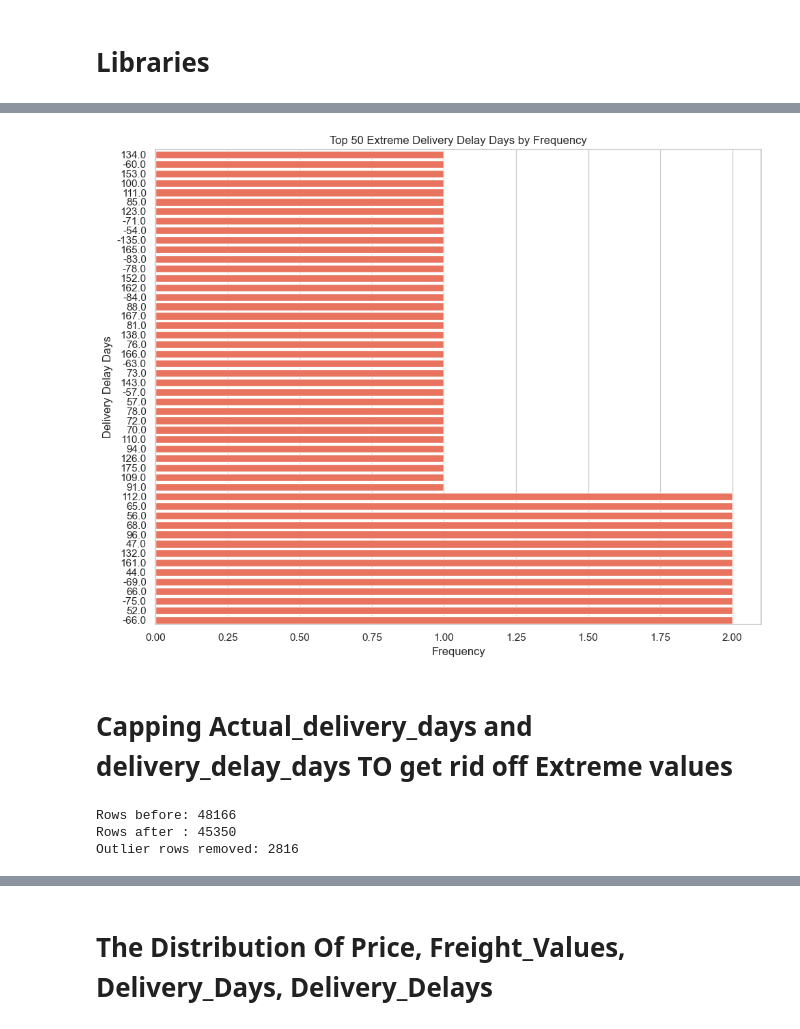
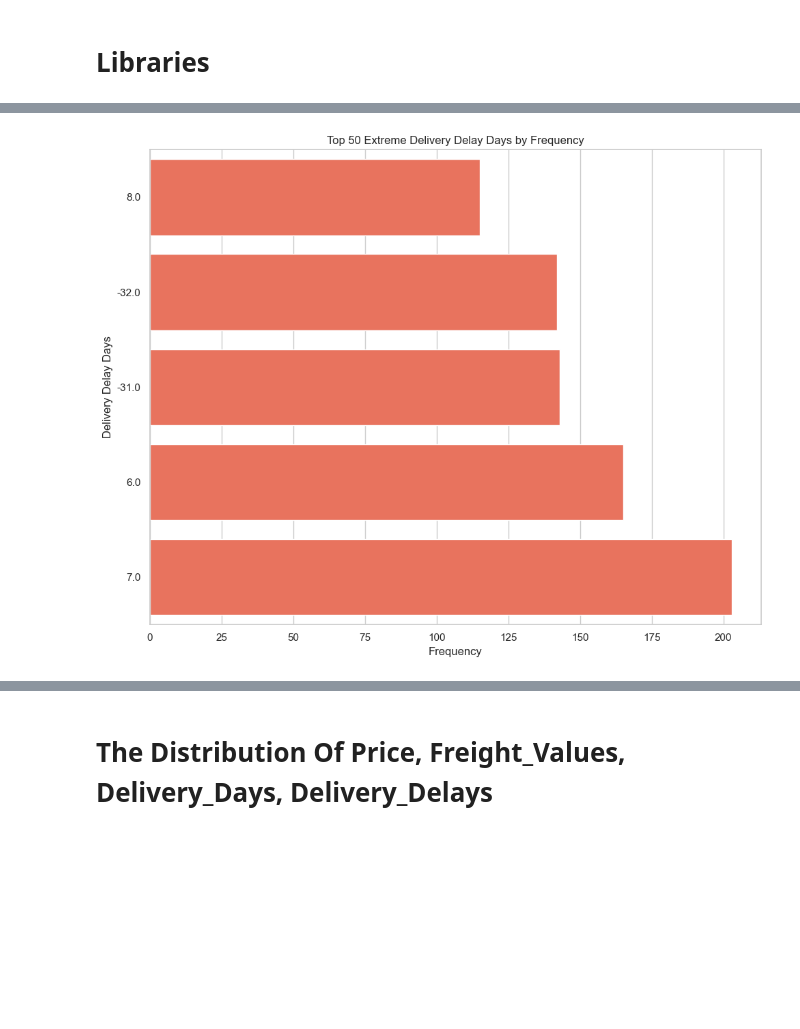
Before and after one commit to Labib1610/Olist_analysis, a Jupyter notebook: notebooks/02_exploratory_data_analysis.ipynb, the cells around one changed output, grey strips where cells are left out. Drawn from its saved outputs; the diff is of its cells as text; code cells hidden in the pictures; blank space fills up the shorter version.

Commit message:
ML dataset created and nlp data cleaned and organised
created separate datasets for ML and NLP

```diff
--- a/notebooks/02_exploratory_data_analysis.ipynb
+++ b/notebooks/02_exploratory_data_analysis.ipynb
@@ -10,4 +10,4 @@ import numpy as np
 sns.set_theme(style="whitegrid", palette="muted")
 # %%
 # 1. Load the cleaned master dataset
-df = pd.read_csv('../data/processed/olist_master_dataset.csv')
+df = pd.read_csv('../data/processed/olist_nlp_dataset.csv')
@@ -22,2 +13,0 @@ for col in time_cols:
-# %%
-df['actual_delivery_days'] = (df['order_delivered_customer_date'] - df['order_purchase_timestamp']).dt.days
@@ -26,2 +13,0 @@ df['actual_delivery_days'] = (df['order_delivered_customer_date'] - df['order_pu
-# %%
-df['delivery_delay_days'] = (df['order_delivered_customer_date'] - df['order_estimated_delivery_date']).dt.days
@@ -44,43 +18,26 @@ Name: count, Length: 164, dtype: int64
 # %%
 # Identify extreme values in delivery_delay_days using IQR
 Q1 = df['delivery_delay_days'].quantile(0.25)
 Q3 = df['delivery_delay_days'].quantile(0.75)
 IQR = Q3 - Q1
 lower_bound = Q1 - 1.5 * IQR
 upper_bound = Q3 + 1.5 * IQR
 
 extreme_mask = (df['delivery_delay_days'] < lower_bound) | (df['delivery_delay_days'] > upper_bound)
 extreme_delays = df.loc[extreme_mask, 'delivery_delay_days'].dropna()
 
 # Plot the most frequent extreme delivery delays
-extreme_counts = extreme_delays.value_counts().sort_values(ascending=True).head(50)
+extreme_counts = extreme_delays.value_counts().sort_values(ascending=True).head()
 
 plt.figure(figsize=(10, 8))
 sns.barplot(x=extreme_counts.values, y=extreme_counts.index.astype(str), color='tomato')
 plt.title('Top 50 Extreme Delivery Delay Days by Frequency')
 plt.xlabel('Frequency')
 plt.ylabel('Delivery Delay Days')
 plt.tight_layout()
 plt.show()
 # %% [output]
-[figure, old version]
+[figure, new version]
-# %% [markdown]
-# Capping Actual_delivery_days and delivery_delay_days TO get rid off Extreme values
-# %%
-# Drop outliers in delivery_delay_days using the already computed IQR bounds
-rows_before = len(df)
-
-df = df[(df['delivery_delay_days'].isna()) |
-    (df['delivery_delay_days'].between(lower_bound, upper_bound))].copy()
-
-rows_after = len(df)
-print(f"Rows before: {rows_before}")
-print(f"Rows after : {rows_after}")
-print(f"Outlier rows removed: {rows_before - rows_after}")
-# %% [output]
-Rows before: 48166
-Rows after : 45350
-Outlier rows removed: 2816
 # %%
 df[['price', 'freight_value', 'product_weight_g', 'product_length_cm',
     'product_height_cm', 'product_width_cm', 'review_score',
```
Also changed, not shown: parts of 16 cells of this notebook, 4 other files.
